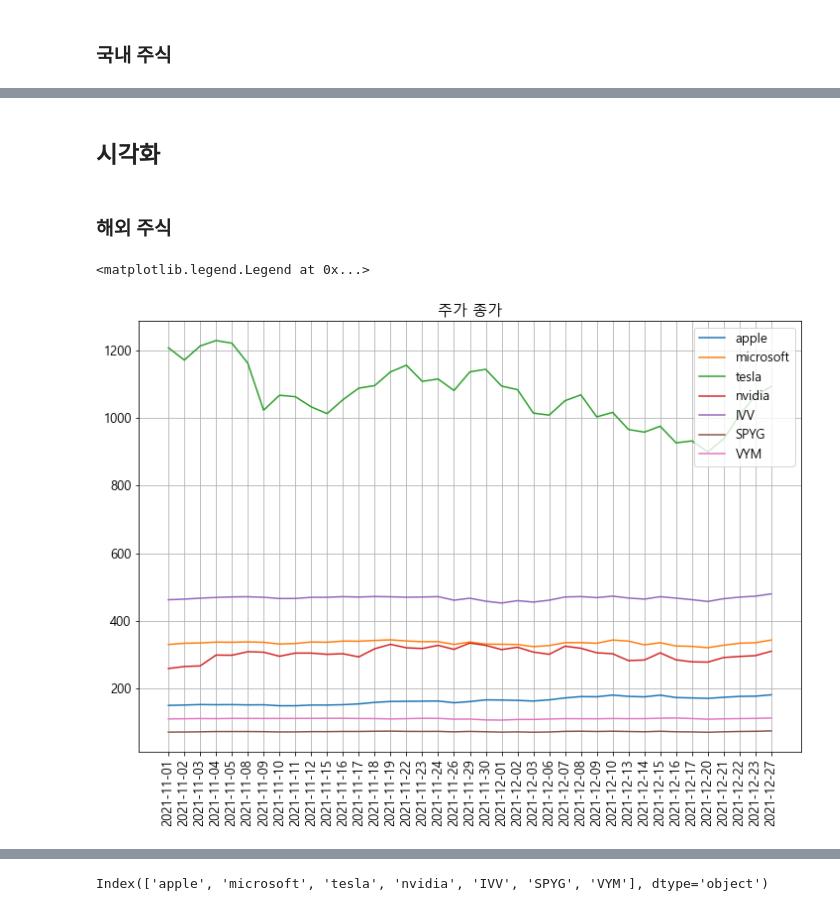
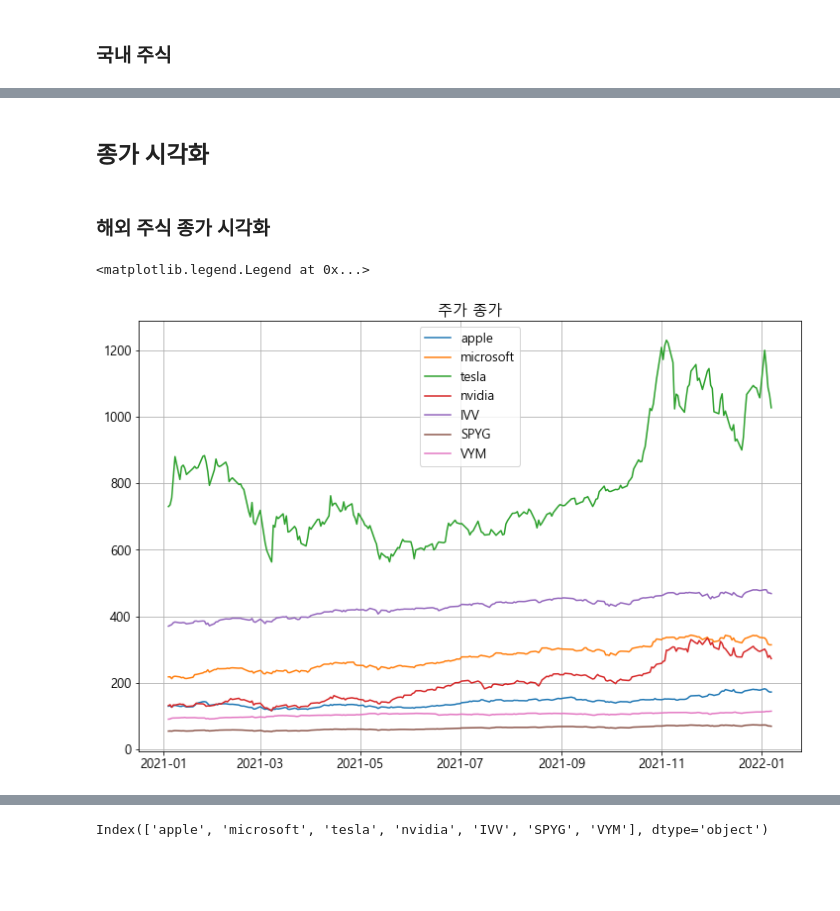
Before and after one commit to kbjung/my_projects, a Jupyter notebook: 주식자산평가/stock_evaluate_ver0.2.ipynb, the cells around one changed output, grey strips where cells are left out. Drawn from its saved outputs; the diff is of its cells as text; code cells hidden in the pictures; blank space fills up the shorter version.

```diff
--- a/주식자산평가/stock_evaluate_ver0.2.ipynb
+++ b/주식자산평가/stock_evaluate_ver0.2.ipynb
@@ -30,11 +30,13 @@ from tqdm import tqdm
 # %%
 us_stock_dic = {'AAPL' : 'apple', 'MSFT' : 'microsoft', 'TSLA' : 'tesla', 'NVDA' : 'nvidia',
 'IVV' : 'IVV', 'SPYG' : 'SPYG', 'VYM' : 'VYM'}
+# %%
+start_date = '2021-1'
 # %%
 us_stock_df = pd.DataFrame()
 for code in tqdm( us_stock_dic.keys() ):
     name = us_stock_dic[code]
-    tmp = fdr.DataReader(code, '2021-11')
+    tmp = fdr.DataReader(code, start_date)
     tmp = tmp.rename(columns={'Close':name})
     us_stock_df = pd.concat([us_stock_df, tmp[name]], axis=1)
 us_stock_df
@@ -76,6 +74,6 @@ memory usage: 2.4+ KB
 # %%
 us_stock_df = us_stock_df.reset_index()
-us_stock_df['index'] = us_stock_df['index'].astype(str)
+# us_stock_df['index'] = us_stock_df['index'].astype(str)
 us_stock_df.info()
 # %% [output]
 <class 'pandas.core.frame.DataFrame'>
@@ -193,5 +161,5 @@ kr_stock_df.head()
 # %% [markdown]
-## 시각화
+## 종가 시각화
 # %%
 import matplotlib.pyplot as plt
 # %%
@@ -211,16 +179,16 @@ else:
 # 음수 표현
 plt.rcParams['axes.unicode_minus'] = False
 # %% [markdown]
-### 해외 주식
+### 해외 주식 종가 시각화
 # %%
 plt.figure(figsize=(12,8))
 plt.grid(True)
-plt.xticks(fontsize=13, rotation=90)
+plt.xticks(fontsize=13)
 plt.yticks(fontsize=13)
 plt.title('주가 종가', fontdict={'size':15})
 for i in range(us_stock_df.shape[1]-1):
-    plt.plot(us_stock_df['index'].values, us_stock_df.iloc[:,i+1], label=us_stock_df.columns[i+1])
+    plt.plot(us_stock_df['index'], us_stock_df.iloc[:,i+1], label=us_stock_df.columns[i+1])
 plt.legend(fontsize=13)
 # %% [output]
 <matplotlib.legend.Legend at 0x...>
-[figure, old version]
+[figure, new version]
```
Also changed, not shown: parts of 31 cells of this notebook.
